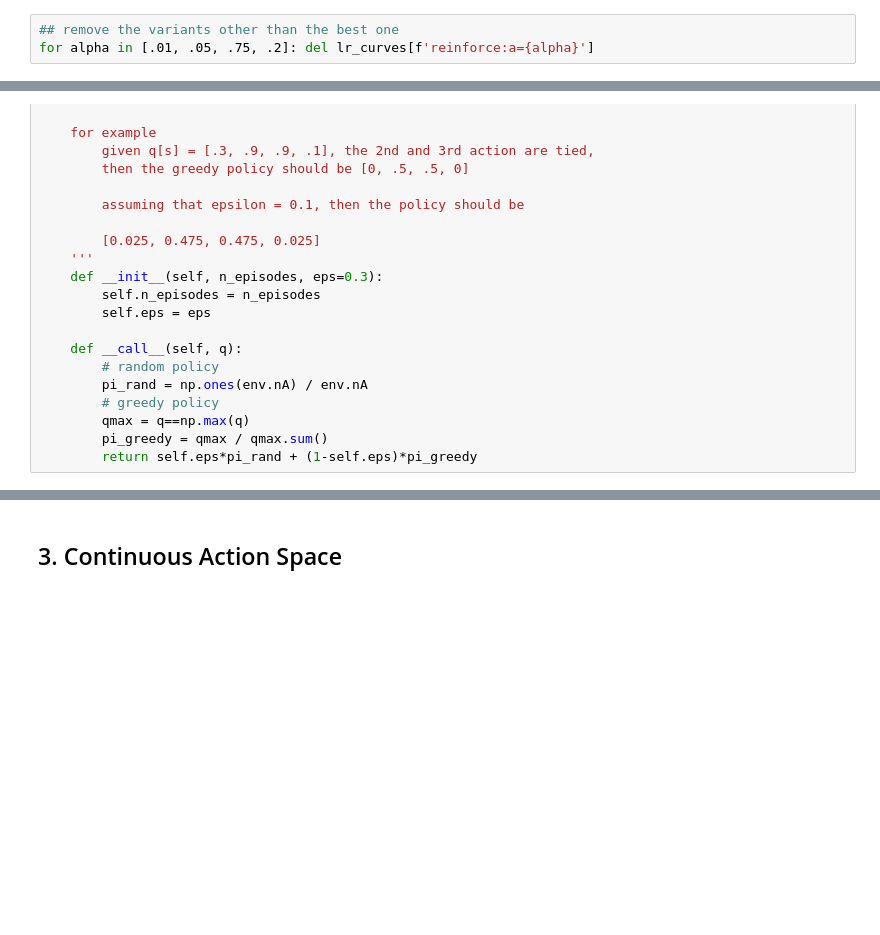
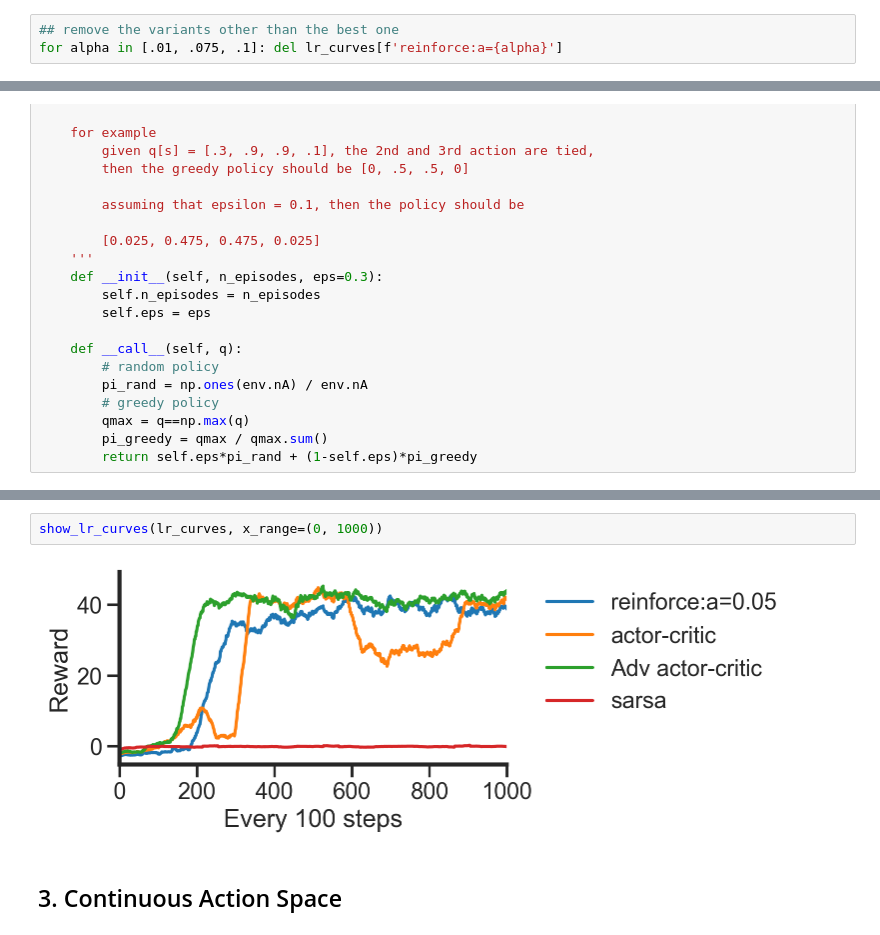
Before and after one commit to Ell08755/rl-workshop, a Jupyter notebook: 04_PG/04_PG_answer.ipynb, the cells around one changed output, grey strips where cells are left out. Saved outputs shown, nothing was run; the diff lists cells and outputs as text; blank space fills up the shorter version.

```diff
--- a/04_PG/04_PG_answer.ipynb
+++ b/04_PG/04_PG_answer.ipynb
@@ -148,6 +147,6 @@ show_lr_curves(lr_curves)
 # %%
 ## remove the variants other than the best one
-for alpha in [.01, .05, .75, .2]: del lr_curves[f'reinforce:a={alpha}']
+for alpha in [.01, .075, .1]: del lr_curves[f'reinforce:a={alpha}']
 # %% [markdown]
 ## 2. Actor-Critic
 # %% [markdown]
@@ -422,3 +421,7 @@ show_lr_curves(lr_curves)
+# %%
+show_lr_curves(lr_curves, x_range=(0, 1000))
+# %% [output]
+[figure, added]
 # %% [markdown]
 ## 3. Continuous Action Space
 # %%
```
Also changed, not shown: parts of 5 cells of this notebook, 3 other files.
